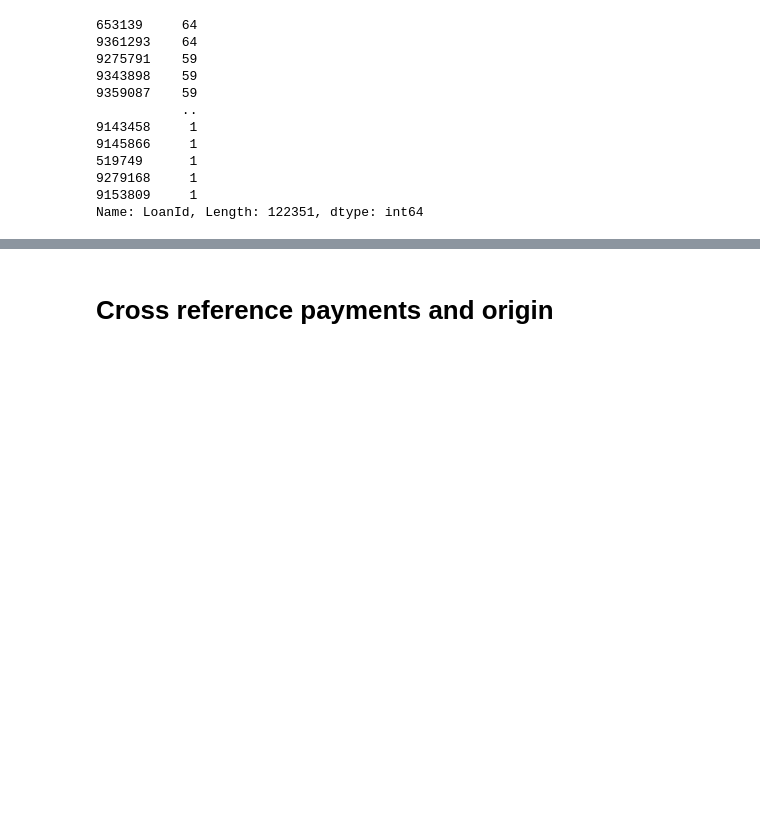
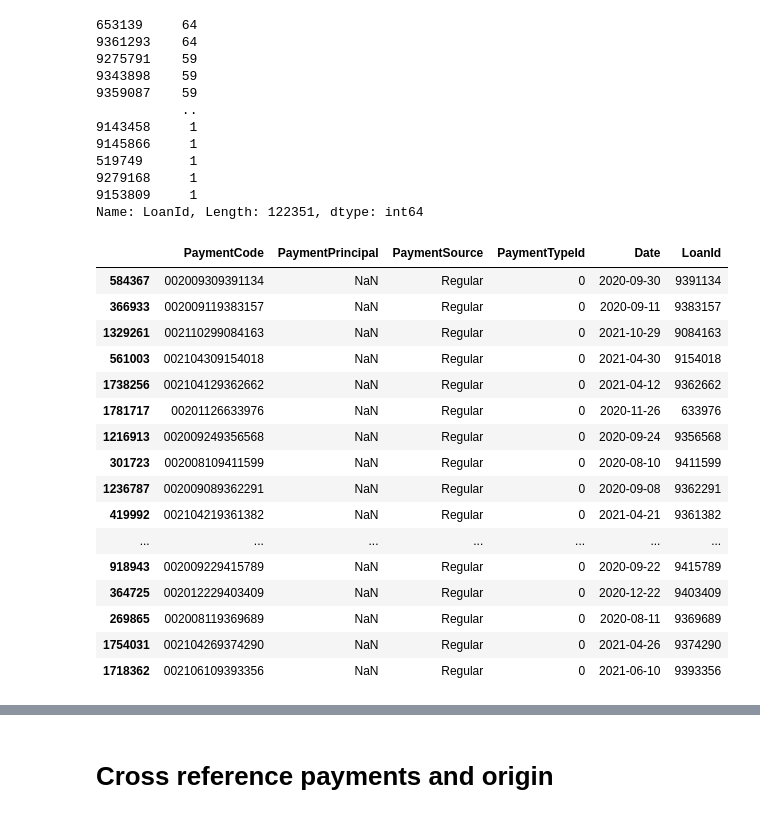
Before and after one commit to CrossNox/metadata-hopp, a Jupyter notebook: Develop.ipynb, the cells around one changed output, grey strips where cells are left out. Drawn from its saved outputs; the diff is of its cells as text; code cells hidden in the pictures; blank space fills up the shorter version.

```diff
--- a/Develop.ipynb
+++ b/Develop.ipynb
@@ -242,3 +244,23 @@ predictions_sample.LoanId.value_counts()
 9279168     1
 9153809     1
 Name: LoanId, Length: 122351, dtype: int64
+# %%
+predictions_sample.sample(20)
+# %% [output]
+|  | PaymentCode | PaymentPrincipal | PaymentSource | PaymentTypeId | Date | LoanId |
+| 584367 | 002009309391134 | NaN | Regular | 0 | 2020-09-30 | 9391134 |
+| 366933 | 002009119383157 | NaN | Regular | 0 | 2020-09-11 | 9383157 |
+| 1329261 | 002110299084163 | NaN | Regular | 0 | 2021-10-29 | 9084163 |
+| 561003 | 002104309154018 | NaN | Regular | 0 | 2021-04-30 | 9154018 |
+| 1738256 | 002104129362662 | NaN | Regular | 0 | 2021-04-12 | 9362662 |
+| 1781717 | 00201126633976 | NaN | Regular | 0 | 2020-11-26 | 633976 |
+| 1216913 | 002009249356568 | NaN | Regular | 0 | 2020-09-24 | 9356568 |
+| 301723 | 002008109411599 | NaN | Regular | 0 | 2020-08-10 | 9411599 |
+| 1236787 | 002009089362291 | NaN | Regular | 0 | 2020-09-08 | 9362291 |
+| 419992 | 002104219361382 | NaN | Regular | 0 | 2021-04-21 | 9361382 |
+| ... | ... | ... | ... | ... | ... | ... |
+| 918943 | 002009229415789 | NaN | Regular | 0 | 2020-09-22 | 9415789 |
+| 364725 | 002012229403409 | NaN | Regular | 0 | 2020-12-22 | 9403409 |
+| 269865 | 002008119369689 | NaN | Regular | 0 | 2020-08-11 | 9369689 |
+| 1754031 | 002104269374290 | NaN | Regular | 0 | 2021-04-26 | 9374290 |
+| 1718362 | 002106109393356 | NaN | Regular | 0 | 2021-06-10 | 9393356 |
```
Also changed, not shown: parts of 17 cells of this notebook.
